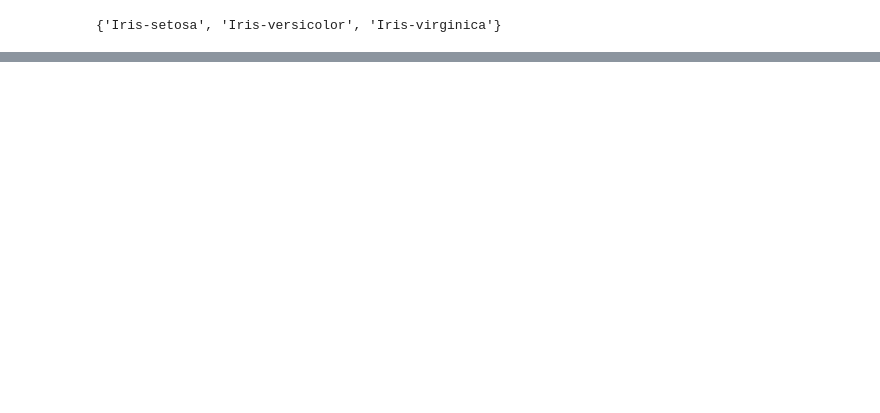
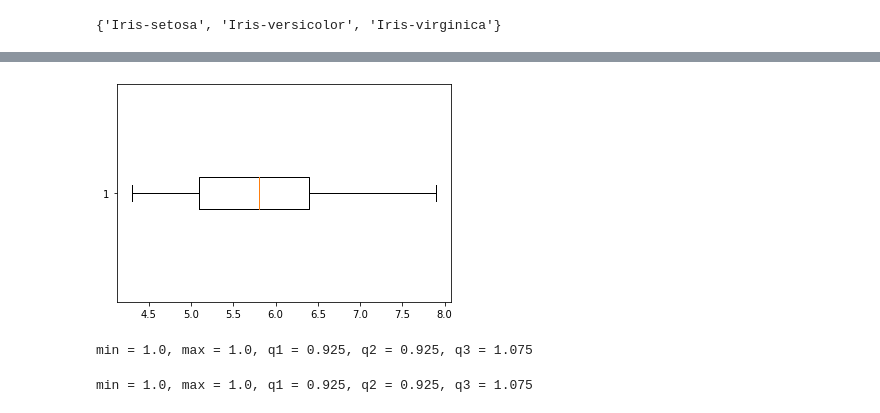
Before and after one commit to chanikansuksen/data_viz_2022, a Jupyter notebook: Datavviz02_Data_Distribution.ipynb, the cells around one changed output, grey strips where cells are left out. Drawn from its saved outputs; the diff is of its cells as text; code cells hidden in the pictures; blank space fills up the shorter version.

```diff
--- a/Datavviz02_Data_Distribution.ipynb
+++ b/Datavviz02_Data_Distribution.ipynb
@@ -348,0 +367,8 @@ plt.title('Iris-virginica')  # สร้างชื่อกราฟบอก
+# %%
+bb2 = plt.boxplot(df['SepalLength'], vert = False)
+# %% [output]
+[figure, added]
+# %%
+detail_boxretern(bb2)
+# %% [output]
+min = 1.0, max = 1.0, q1 = 0.925, q2 = 0.925, q3 = 1.075
@@ -348,0 +391,4 @@ plt.title('Iris-virginica')  # สร้างชื่อกราฟบอก
+# %%
+detail_boxretern_v2(bb2, vert = False)
+# %% [output]
+min = 1.0, max = 1.0, q1 = 0.925, q2 = 0.925, q3 = 1.075
```
Also changed, not shown: parts of 32 cells of this notebook.
